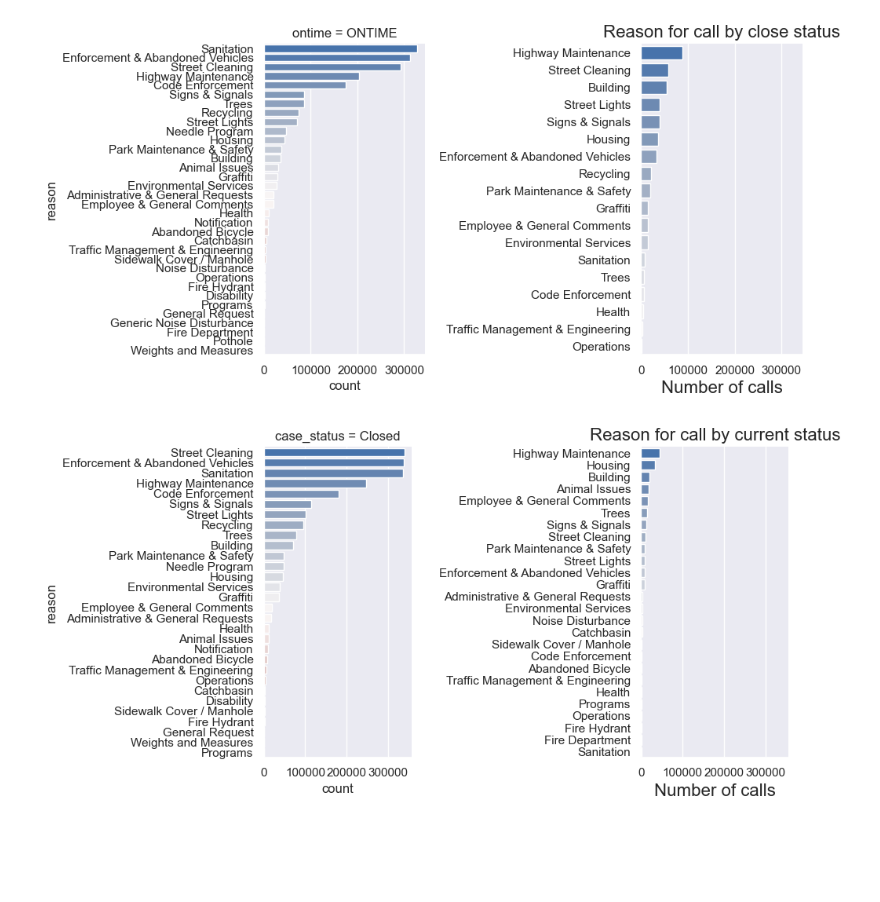
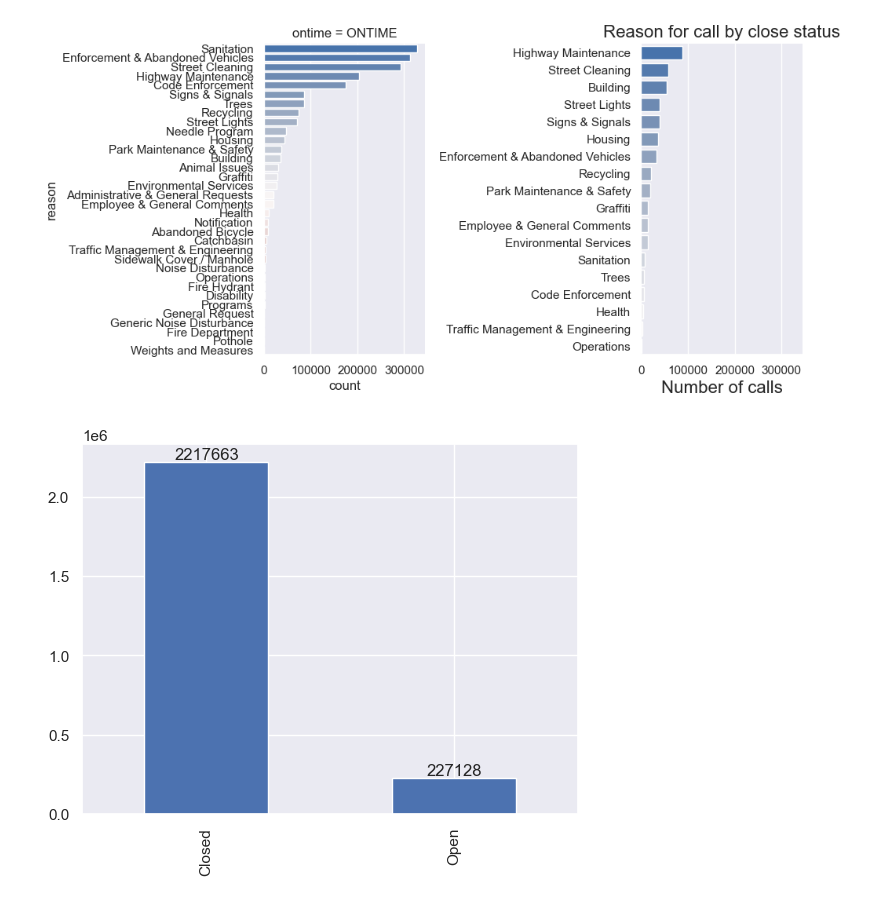
Before and after one commit to georgetown-analytics/boston-311, a Jupyter notebook: 02 code/EDA for 311 data.ipynb, the cells around one changed output. Cells and saved outputs as stored; diff of their text form; code cells hidden in the pictures; blank space fills up the shorter version.

```diff
--- a/02 code/EDA for 311 data.ipynb
+++ b/02 code/EDA for 311 data.ipynb
@@ -257,15 +280,9 @@ plt.title("Reason for call by close status", size='16');
 # %% [output]
 [figure]
 # %%
-status = df_311.groupby("reason")['case_status'].value_counts(dropna =False).sort_index().reset_index(name="count")
 sns.set_theme(style="darkgrid")
 
-sns.catplot(
-    data=status.loc[status['count'] > 500].sort_values(by = 'count', ascending=False), x="count", y="reason", col="case_status",
-    kind="bar", sharey = False, palette="vlag"
-)
-
-plt.xlabel('Number of calls', fontsize=16)
-plt.title("Reason for call by current status", size='16');
+status_count_fig = df_311['case_status'].value_counts().plot(kind='bar')
+status_count_fig.bar_label(status_count_fig.containers[0], fmt='%d' );
 # %% [output]
-[figure, old version]
+[figure, new version]
```
Also changed, not shown: parts of 24 cells of this notebook.
